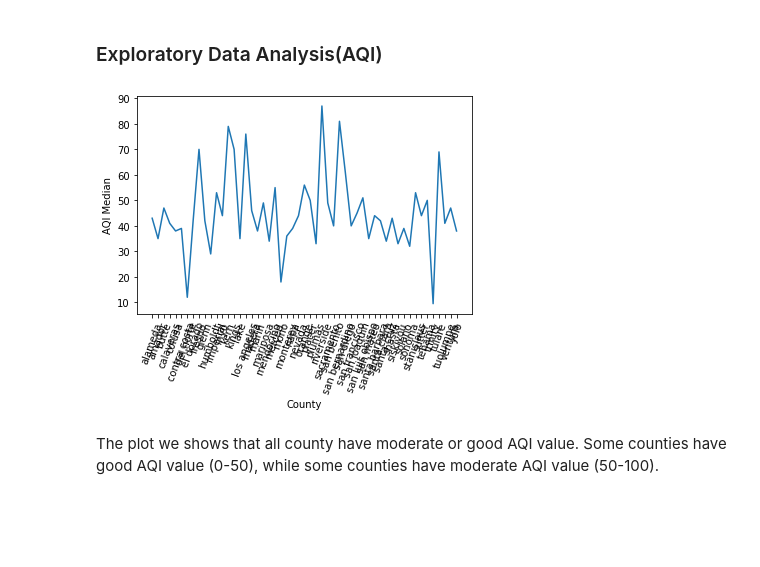
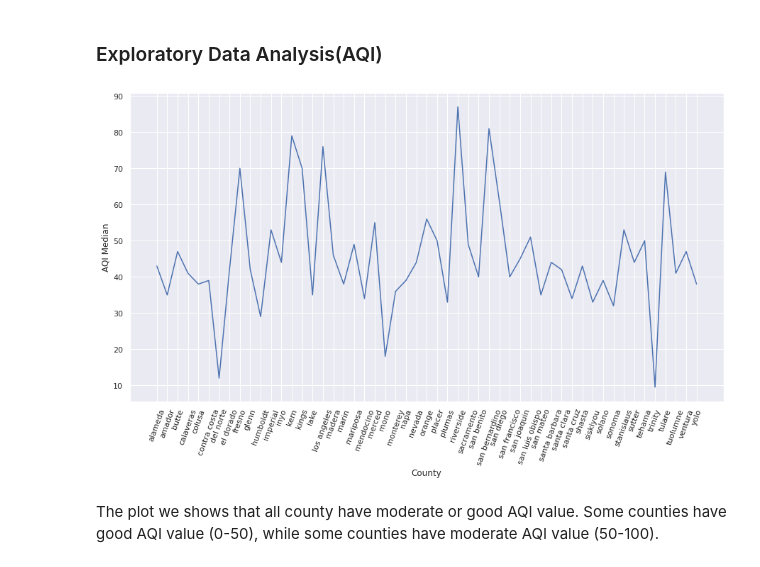
Before and after one commit to tintrungp/COGS108_Repo, a Jupyter notebook: EDACheckpointGroup017Sp22.ipynb, the cells around one changed output. Drawn from its saved outputs; the diff is of its cells as text; code cells hidden in the pictures; blank space fills up the shorter version.

```diff
--- a/EDACheckpointGroup017Sp22.ipynb
+++ b/EDACheckpointGroup017Sp22.ipynb
@@ -292,11 +319,12 @@ aqi.describe()
 ### Exploratory Data Analysis(AQI)
 # %%
 #style.use('fivethirtyeight')
+sns.set(rc = {'figure.figsize':(15,8)})
 aqi['County'] = aqi['County'].apply(standardize_region)
 ax = sns.lineplot(x ='County',y = 'AQI Median', data = aqi)
 ax.set_xticklabels(aqi['County'], rotation = 70);
 # %% [output]
-[figure, old version]
+[figure, new version]
 # %% [markdown]
 The plot we shows that all county have moderate or good AQI value. Some counties have good AQI value (0-50), while some counties have moderate AQI value (50-100).
 # %%
```
Also changed, not shown: parts of 6 cells of this notebook.
